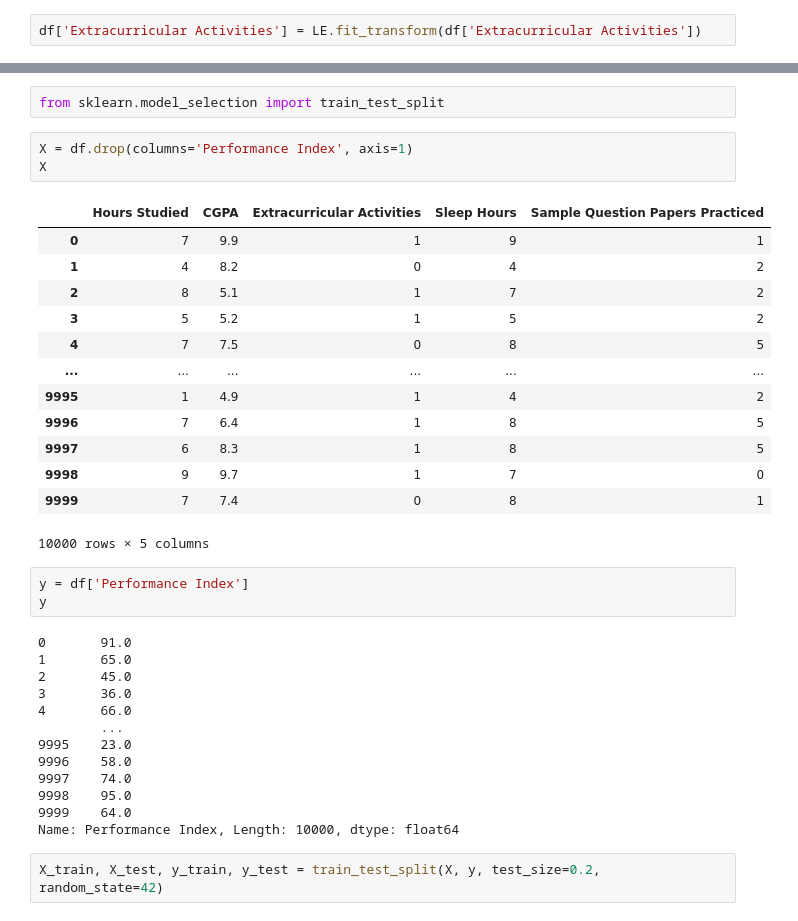
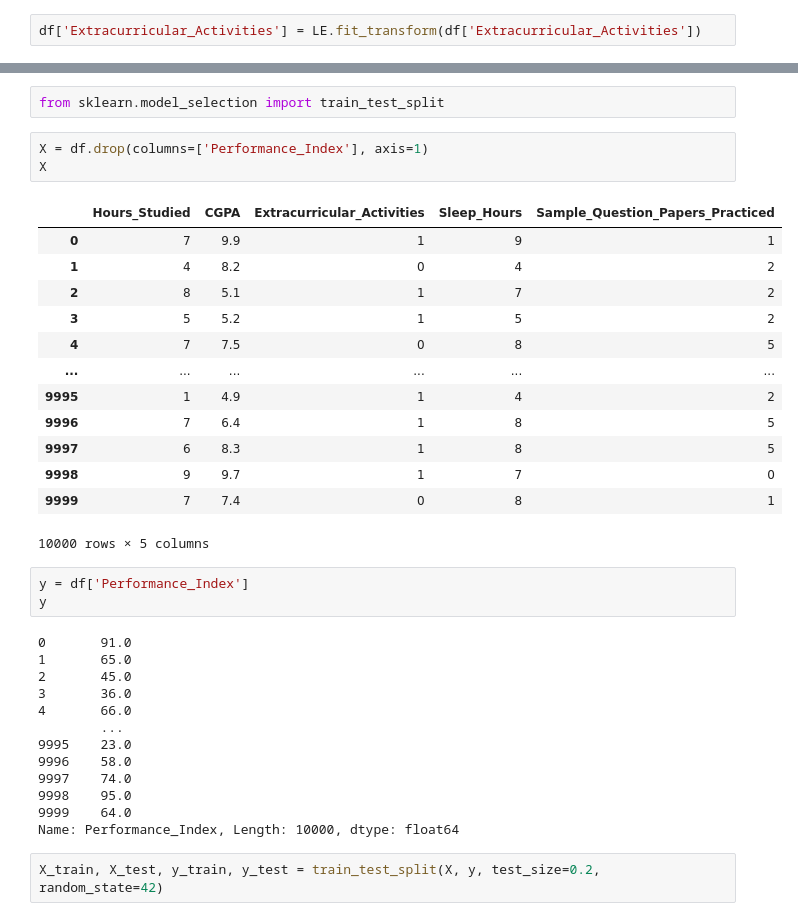
Before and after one commit to 26Kenn07/Student-Performace-Prediction, a Jupyter notebook: data/Student_Performance_Pred.ipynb, the cells around one changed output, grey strips where cells are left out. Drawn from its saved outputs; the diff is of its cells as text.

```diff
--- a/data/Student_Performance_Pred.ipynb
+++ b/data/Student_Performance_Pred.ipynb
@@ -61,7 +61,7 @@ df['Extracurricular Activities'].unique()
 # %% [output]
 array(['Yes', 'No'], dtype=object)
 # %%
-df['Extracurricular Activities'] = LE.fit_transform(df['Extracurricular Activities'])
+df['Extracurricular_Activities'] = LE.fit_transform(df['Extracurricular_Activities'])
 # %% [markdown]
 # Data Visualization
 # %%
@@ -79,10 +79,10 @@ plt.show()
 # %%
 from sklearn.model_selection import train_test_split
 # %%
-X = df.drop(columns='Performance Index', axis=1)
+X = df.drop(columns=['Performance_Index'], axis=1)
 X
 # %% [output]
-|  | Hours Studied | CGPA | Extracurricular Activities | Sleep Hours | Sample Question Papers Practiced |
+|  | Hours_Studied | CGPA | Extracurricular_Activities | Sleep_Hours | Sample_Question_Papers_Practiced |
 | 0 | 7 | 9.9 | 1 | 9 | 1 |
 | 1 | 4 | 8.2 | 0 | 4 | 2 |
 | 2 | 8 | 5.1 | 1 | 7 | 2 |
@@ -96,7 +96,7 @@ X
 | 9999 | 7 | 7.4 | 0 | 8 | 1 |
 10000 rows × 5 columns
 # %%
-y = df['Performance Index']
+y = df['Performance_Index']
 y
 # %% [output]
 0       91.0
@@ -110,7 +110,7 @@ y
 9997    74.0
 9998    95.0
 9999    64.0
-Name: Performance Index, Length: 10000, dtype: float64
+Name: Performance_Index, Length: 10000, dtype: float64
 # %%
 X_train, X_test, y_train, y_test = train_test_split(X, y, test_size=0.2, random_state=42)
 # %% [markdown]
```
Also changed, not shown: parts of 8 cells of this notebook, 12 other files.
